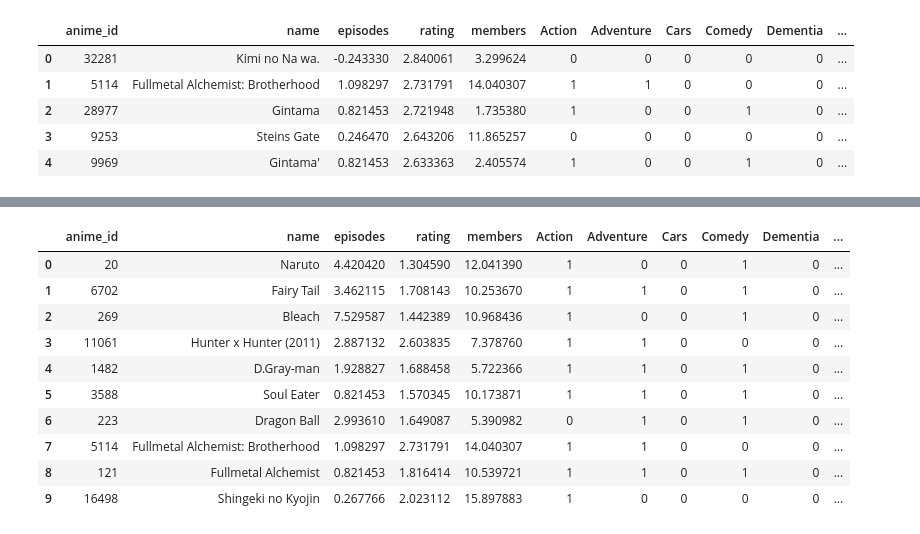
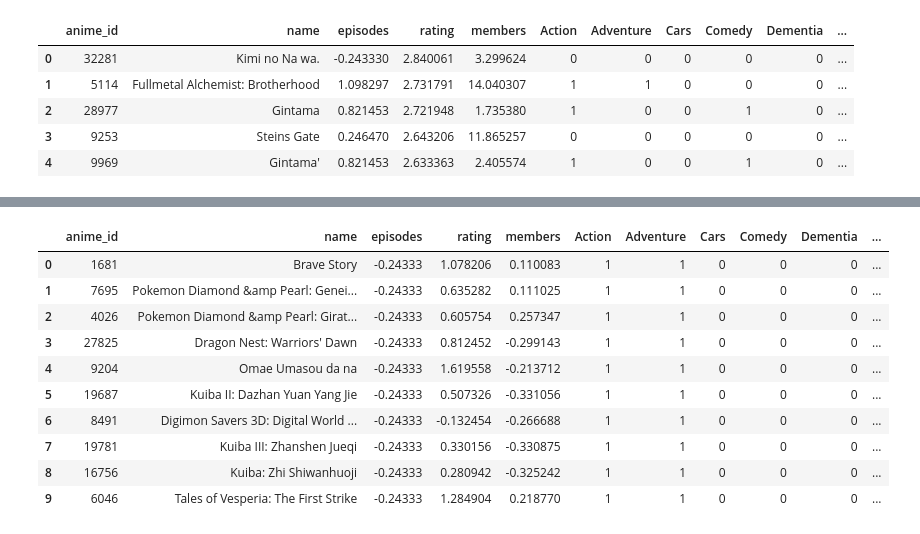
Before and after one commit to AIDecisions/capstone_project, a Jupyter notebook: project-4-group-03_amar/anime_recommeder_app.ipynb, the cells around one changed output, grey strips where cells are left out. Drawn from its saved outputs; the diff is of its cells as text; code cells hidden in the pictures.

```diff
--- a/project-4-group-03_amar/anime_recommeder_app.ipynb
+++ b/project-4-group-03_amar/anime_recommeder_app.ipynb
@@ -140,22 +148,22 @@ def make_recommendation(anime_length, anime_name):
 # %%
  # User input
 anime_length = 10
-anime_name = "Naruto"
+anime_name = "Brave Story"
 
 
 response = make_recommendation(anime_length, anime_name) # used for the flask app, returns JSON
 
 # to test
 pd.DataFrame(response)
 # %% [output]
 |  | anime_id | name | episodes | rating | members | Action | Adventure | Cars | Comedy | Dementia | ... |
-| 0 | 20 | Naruto | 4.420420 | 1.304590 | 12.041390 | 1 | 0 | 0 | 1 | 0 | ... |
-| 1 | 6702 | Fairy Tail | 3.462115 | 1.708143 | 10.253670 | 1 | 1 | 0 | 1 | 0 | ... |
-| 2 | 269 | Bleach | 7.529587 | 1.442389 | 10.968436 | 1 | 0 | 0 | 1 | 0 | ... |
-| 3 | 11061 | Hunter x Hunter (2011) | 2.887132 | 2.603835 | 7.378760 | 1 | 1 | 0 | 0 | 0 | ... |
-| 4 | 1482 | D.Gray-man | 1.928827 | 1.688458 | 5.722366 | 1 | 1 | 0 | 1 | 0 | ... |
-| 5 | 3588 | Soul Eater | 0.821453 | 1.570345 | 10.173871 | 1 | 1 | 0 | 1 | 0 | ... |
-| 6 | 223 | Dragon Ball | 2.993610 | 1.649087 | 5.390982 | 0 | 1 | 0 | 1 | 0 | ... |
-| 7 | 5114 | Fullmetal Alchemist: Brotherhood | 1.098297 | 2.731791 | 14.040307 | 1 | 1 | 0 | 0 | 0 | ... |
-| 8 | 121 | Fullmetal Alchemist | 0.821453 | 1.816414 | 10.539721 | 1 | 1 | 0 | 1 | 0 | ... |
-| 9 | 16498 | Shingeki no Kyojin | 0.267766 | 2.023112 | 15.897883 | 1 | 0 | 0 | 0 | 0 | ... |
+| 0 | 1681 | Brave Story | -0.24333 | 1.078206 | 0.110083 | 1 | 1 | 0 | 0 | 0 | ... |
+| 1 | 7695 | Pokemon Diamond &amp Pearl: Genei... | -0.24333 | 0.635282 | 0.111025 | 1 | 1 | 0 | 0 | 0 | ... |
+| 2 | 4026 | Pokemon Diamond &amp Pearl: Girat... | -0.24333 | 0.605754 | 0.257347 | 1 | 1 | 0 | 0 | 0 | ... |
+| 3 | 27825 | Dragon Nest: Warriors' Dawn | -0.24333 | 0.812452 | -0.299143 | 1 | 1 | 0 | 0 | 0 | ... |
+| 4 | 9204 | Omae Umasou da na | -0.24333 | 1.619558 | -0.213712 | 1 | 1 | 0 | 0 | 0 | ... |
+| 5 | 19687 | Kuiba II: Dazhan Yuan Yang Jie | -0.24333 | 0.507326 | -0.331056 | 1 | 1 | 0 | 0 | 0 | ... |
+| 6 | 8491 | Digimon Savers 3D: Digital World ... | -0.24333 | -0.132454 | -0.266688 | 1 | 1 | 0 | 0 | 0 | ... |
+| 7 | 19781 | Kuiba III: Zhanshen Jueqi | -0.24333 | 0.330156 | -0.330875 | 1 | 1 | 0 | 0 | 0 | ... |
+| 8 | 16756 | Kuiba: Zhi Shiwanhuoji | -0.24333 | 0.280942 | -0.325242 | 1 | 1 | 0 | 0 | 0 | ... |
+| 9 | 6046 | Tales of Vesperia: The First Strike | -0.24333 | 1.284904 | 0.218770 | 1 | 1 | 0 | 0 | 0 | ... |
```
Also changed, not shown: parts of 8 cells of this notebook, 1 other file.
